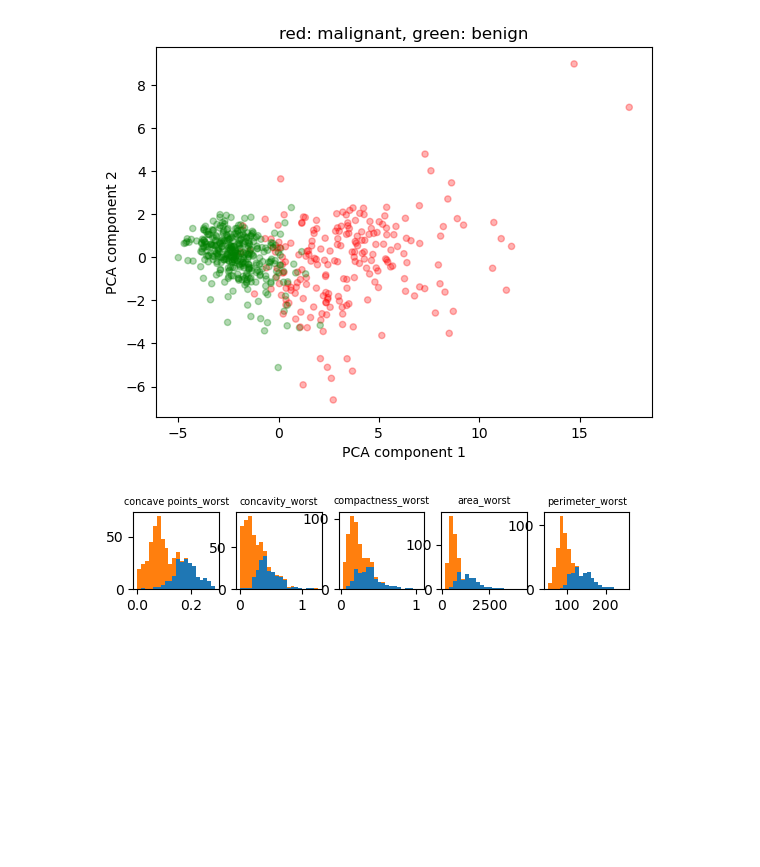
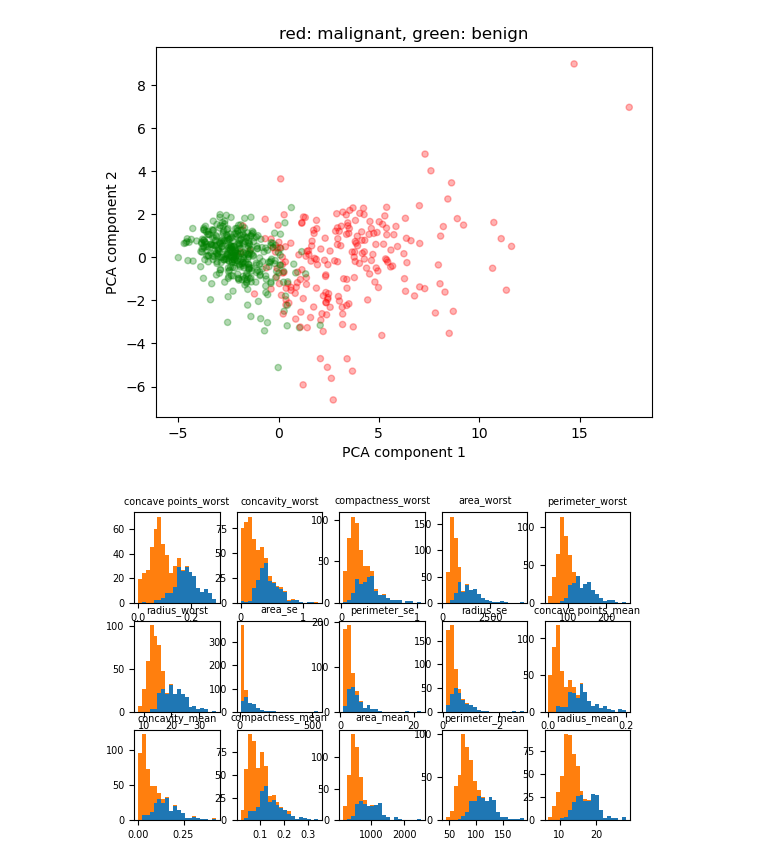
Before and after one commit to Virnirr/Breast-Cancer-Wisconsin-Machine-Learning, a Jupyter notebook: breast_cancer_prediction.ipynb, the cells around one changed output. Saved outputs shown, nothing was run; the diff lists cells and outputs as text; code cells hidden in the pictures; blank space fills up the shorter version.

```diff
--- a/breast_cancer_prediction.ipynb
+++ b/breast_cancer_prediction.ipynb
@@ -116,19 +116,20 @@ plt.show()
 # Stratify: split the training and testing by 80/20
 train_features, test_features, train_targets, test_targets = train_test_split(X, y, train_size=0.8,test_size=0.2,stratify = y)
 # %%
-xaxis = [feature for feature in top_features[:-6:-1]]
+xaxis = [feature for feature in top_features[:-16:-1]]
 X_hist1 = [df[[x, 'diagnosis']] for x in xaxis]
-X_hist1_1 = [0] * 5
-X_hist1_2 = [0] * 5
-for i in range(5):
+X_hist1_1 = [0] * 15
+X_hist1_2 = [0] * 15
+for i in range(15):
     X_hist1_1[i] = X_hist1[i][X_hist1[i]['diagnosis'] == 'M'][[xaxis[i]]].stack()
     X_hist1_2[i] = X_hist1[i][X_hist1[i]['diagnosis'] == 'B'][[xaxis[i]]].stack()
 
-fig, (ax0, ax1, ax2, ax3, ax4) = plt.subplots(1, 5)
-axis = [ax0, ax1, ax2, ax3, ax4 ]
-for i in range(5):
+fig, ([ax0, ax1, ax2, ax3, ax4], [ax5, ax6, ax7, ax8, ax9], [ax10, ax11, ax12, ax13, ax14]) = plt.subplots(3, 5)
+axis = [ax0, ax1, ax2, ax3, ax4, ax5, ax6, ax7, ax8, ax9, ax10, ax11, ax12, ax13, ax14]
+for i in range(15):
     axis[i].hist([X_hist1_1[i], X_hist1_2[i]], bins=20, stacked=True)
     axis[i].set_title(xaxis[i], fontsize=7)
-fig.set_figheight(1)
+    axis[i].tick_params(axis='both', which='major', labelsize=7)
+fig.set_figheight(4)
 # %% [output]
-[figure, old version]
+[figure, new version]
```
Also changed, not shown: parts of 15 cells of this notebook.
